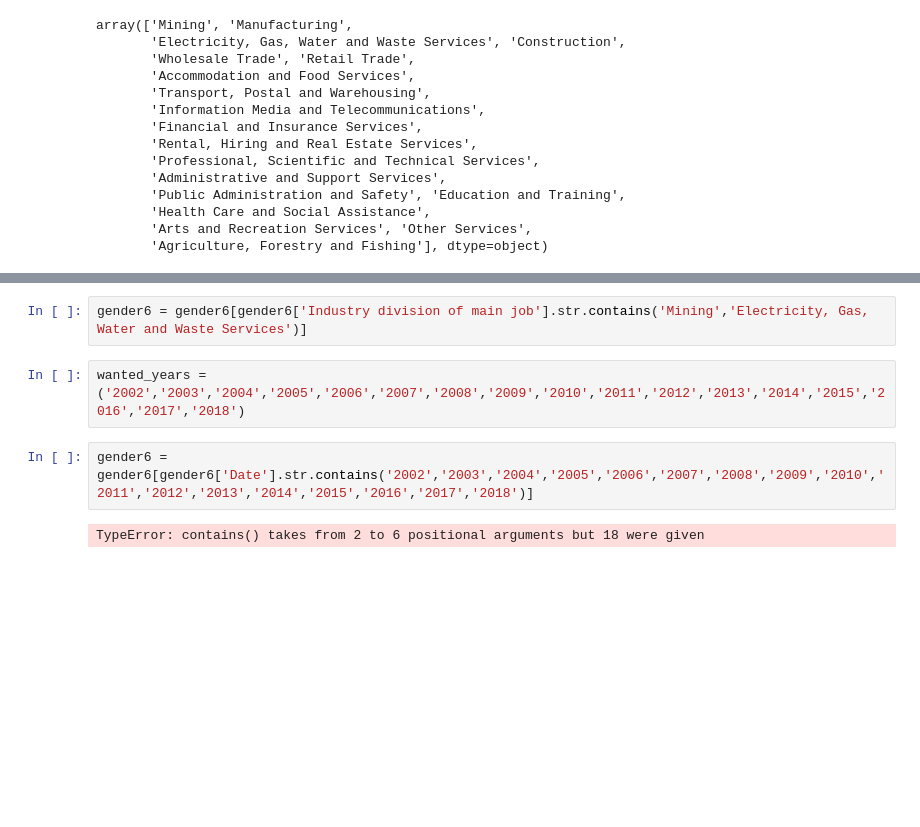
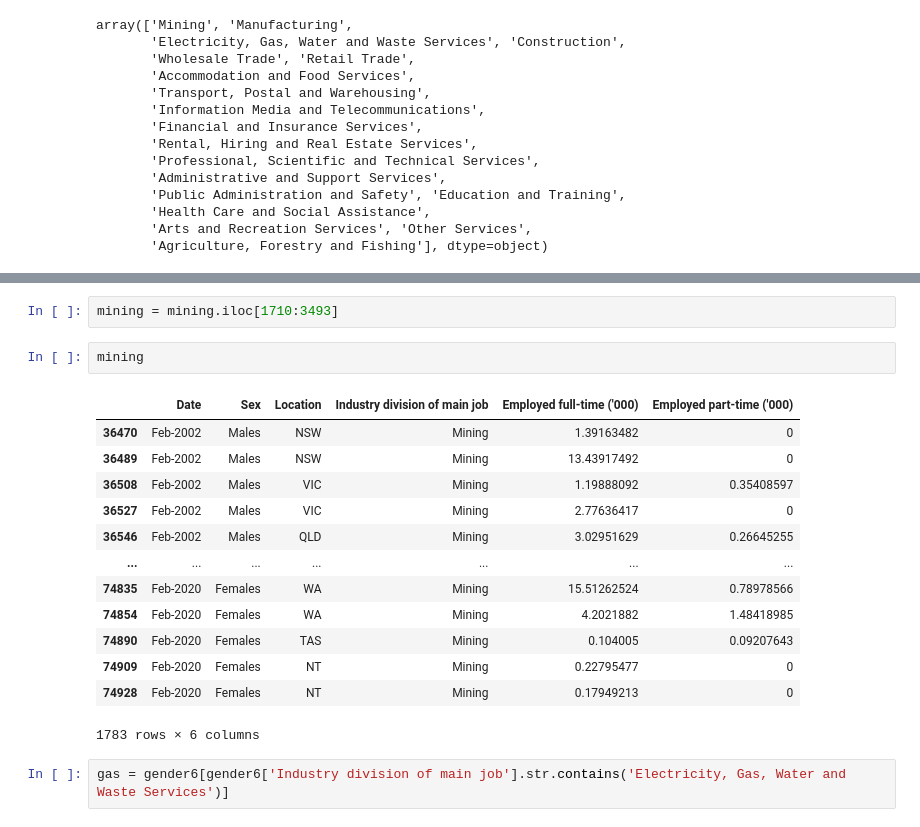
Before and after one commit to natalieddavies/FinalProject, a Jupyter notebook: datasets/cleaning.ipynb, the cells around one changed output, grey strips where cells are left out. Cells and saved outputs as stored; diff of their text form; blank space fills up the shorter version.

```diff
--- a/datasets/cleaning.ipynb
+++ b/datasets/cleaning.ipynb
@@ -609,8 +662,20 @@ array(['Mining', 'Manufacturing',
+# %%
+mining = mining.iloc[1710:3493]
+# %%
+mining
+# %% [output]
+|  | Date | Sex | Location | Industry division of main job | Employed full-time ('000) | Employed part-time ('000) |
+| 36470 | Feb-2002 | Males | NSW | Mining | 1.39163482 | 0 |
+| 36489 | Feb-2002 | Males | NSW | Mining | 13.43917492 | 0 |
+| 36508 | Feb-2002 | Males | VIC | Mining | 1.19888092 | 0.35408597 |
+| 36527 | Feb-2002 | Males | VIC | Mining | 2.77636417 | 0 |
+| 36546 | Feb-2002 | Males | QLD | Mining | 3.02951629 | 0.26645255 |
+| ... | ... | ... | ... | ... | ... | ... |
+| 74835 | Feb-2020 | Females | WA | Mining | 15.51262524 | 0.78978566 |
+| 74854 | Feb-2020 | Females | WA | Mining | 4.2021882 | 1.48418985 |
+| 74890 | Feb-2020 | Females | TAS | Mining | 0.104005 | 0.09207643 |
+| 74909 | Feb-2020 | Females | NT | Mining | 0.22795477 | 0 |
+| 74928 | Feb-2020 | Females | NT | Mining | 0.17949213 | 0 |
+1783 rows × 6 columns
 # %%
-gender6 = gender6[gender6['Industry division of main job'].str.contains('Mining','Electricity, Gas, Water and Waste Services')]
+gas = gender6[gender6['Industry division of main job'].str.contains('Electricity, Gas, Water and Waste Services')]
-# %%
-wanted_years = ('2002','2003','2004','2005','2006','2007','2008','2009','2010','2011','2012','2013','2014','2015','2016','2017','2018')
-# %%
-gender6 = gender6[gender6['Date'].str.contains('2002','2003','2004','2005','2006','2007','2008','2009','2010','2011','2012','2013','2014','2015','2016','2017','2018')]
-# %% [output]
-TypeError: contains() takes from 2 to 6 positional arguments but 18 were given
```
Also changed, not shown: parts of 12 cells of this notebook, 3 other files.
